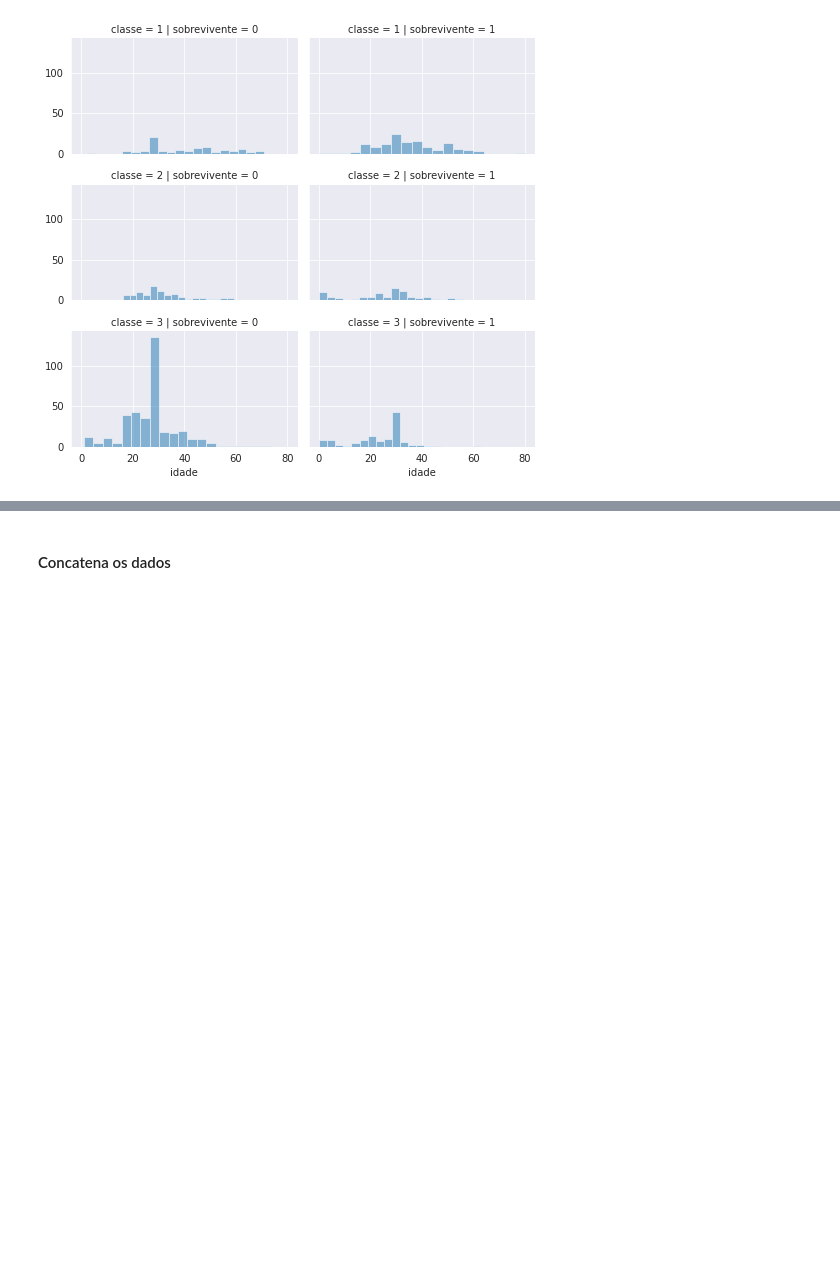
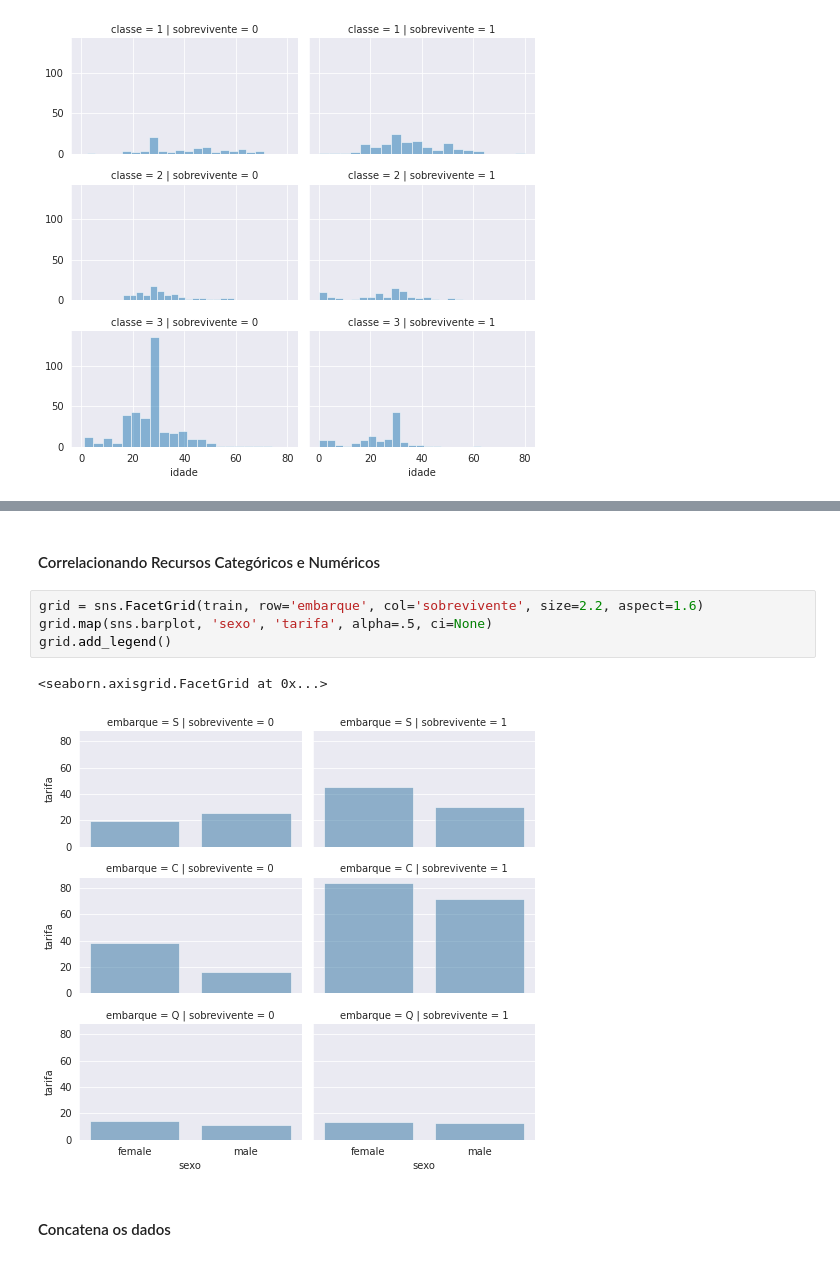
Before and after one commit to LilianeAquino/desafio-kaggle-titanic, a Jupyter notebook: desafio-kaggle-titanic.ipynb, the cells around one changed output, grey strips where cells are left out. Cells and saved outputs as stored; diff of their text form; blank space fills up the shorter version.

```diff
--- a/desafio-kaggle-titanic.ipynb
+++ b/desafio-kaggle-titanic.ipynb
@@ -384,3 +402,12 @@ grid.add_legend()
+# %% [markdown]
+#### Correlacionando Recursos Categóricos e Numéricos
+# %%
+grid = sns.FacetGrid(train, row='embarque', col='sobrevivente', size=2.2, aspect=1.6)
+grid.map(sns.barplot, 'sexo', 'tarifa', alpha=.5, ci=None)
+grid.add_legend()
+# %% [output]
+<seaborn.axisgrid.FacetGrid at 0x...>
+[figure, added]
 # %% [markdown]
 #### Concatena os dados
 # %%
```
Also changed, not shown: parts of 34 cells of this notebook.
